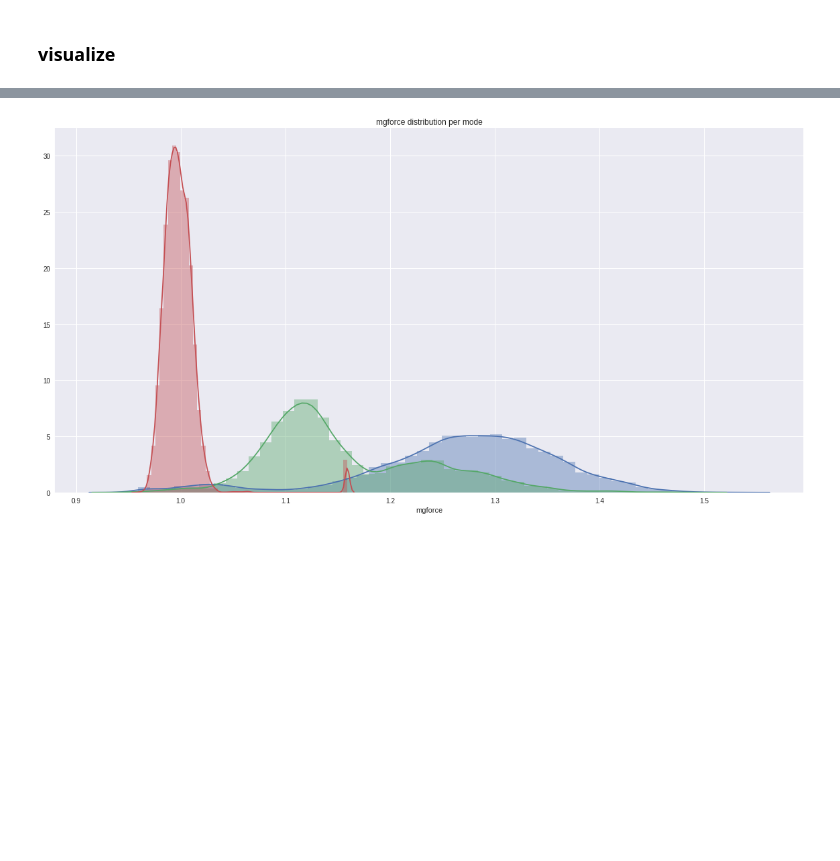
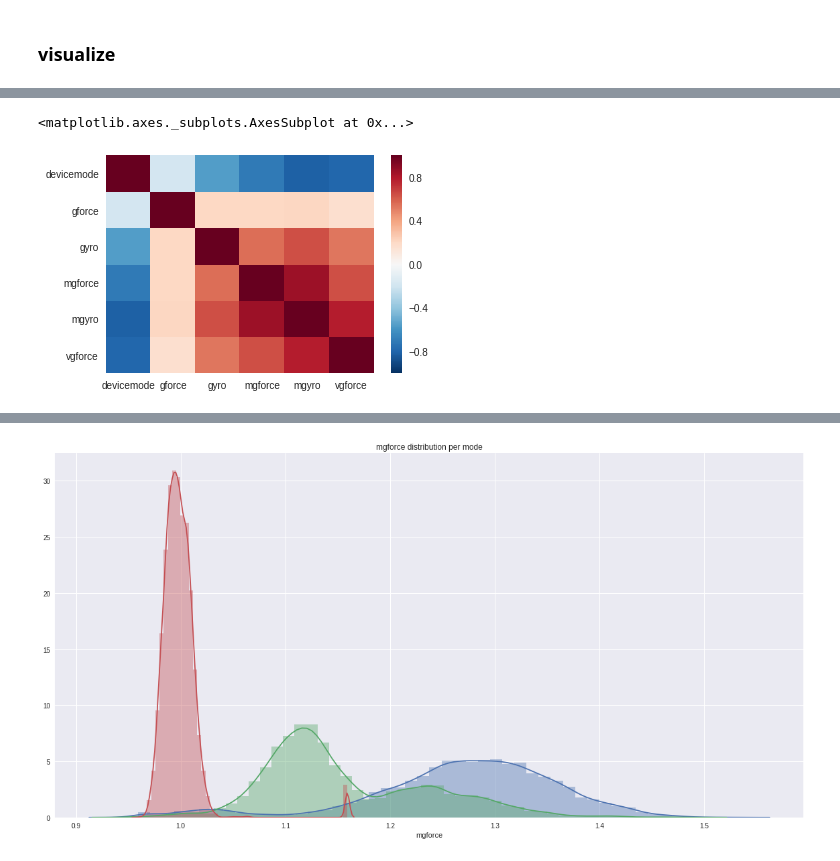
Before and after one commit to yuvalsolaz/modetection, a Jupyter notebook: model/whereIsMyPhone.ipynb, the cells around one changed output, grey strips where cells are left out. Cells and saved outputs as stored; diff of their text form; code cells hidden in the pictures; blank space fills up the shorter version.

```diff
--- a/model/whereIsMyPhone.ipynb
+++ b/model/whereIsMyPhone.ipynb
@@ -21,6 +22,7 @@ def loadFile(root,file):
         if file.lower().startswith(label.lower()):
             # print 'add label : ', label
             data['label']=label
+            data['devicemode'] =  LABELS.index(label)
             return data
     data['label']=LABELS[-1]
     return data
@@ -131,0 +139,3 @@ rdf.drop('source',axis=1).head(10)
+# %%
+cor_mat = rdf.iloc[:,13:-1].corr()
+cor_mat
@@ -131,0 +150,5 @@ rdf.drop('source',axis=1).head(10)
+# %%
+sns.heatmap(cor_mat)
+# %% [output]
+<matplotlib.axes._subplots.AxesSubplot at 0x...>
+[figure, added]
```
Also changed, not shown: parts of 10 cells of this notebook.
